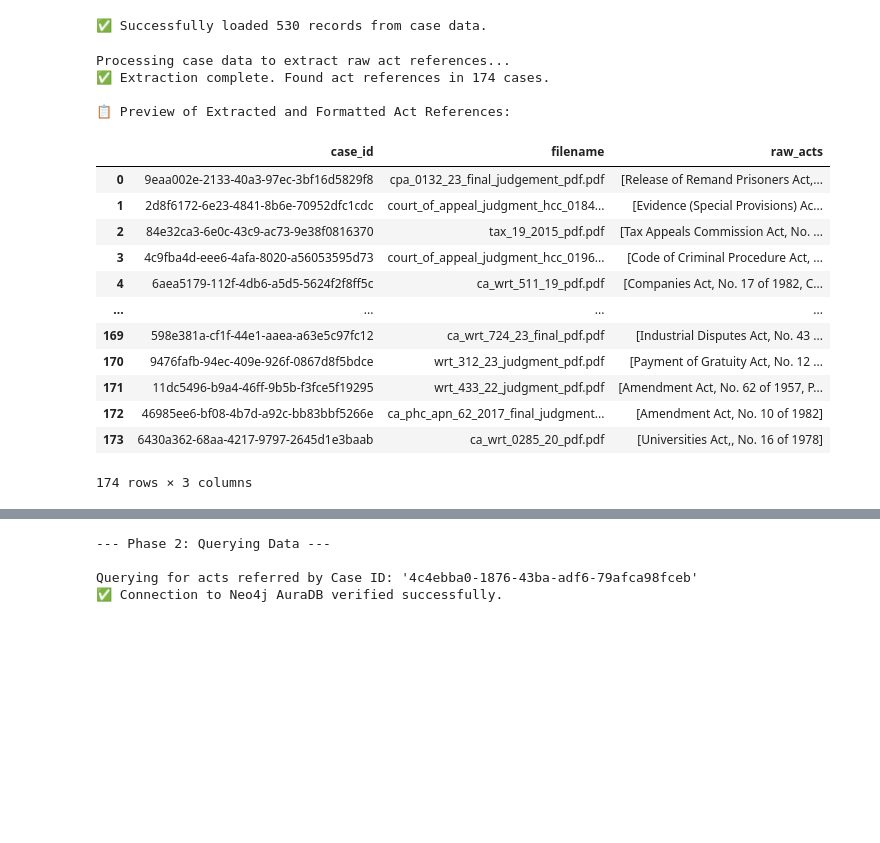
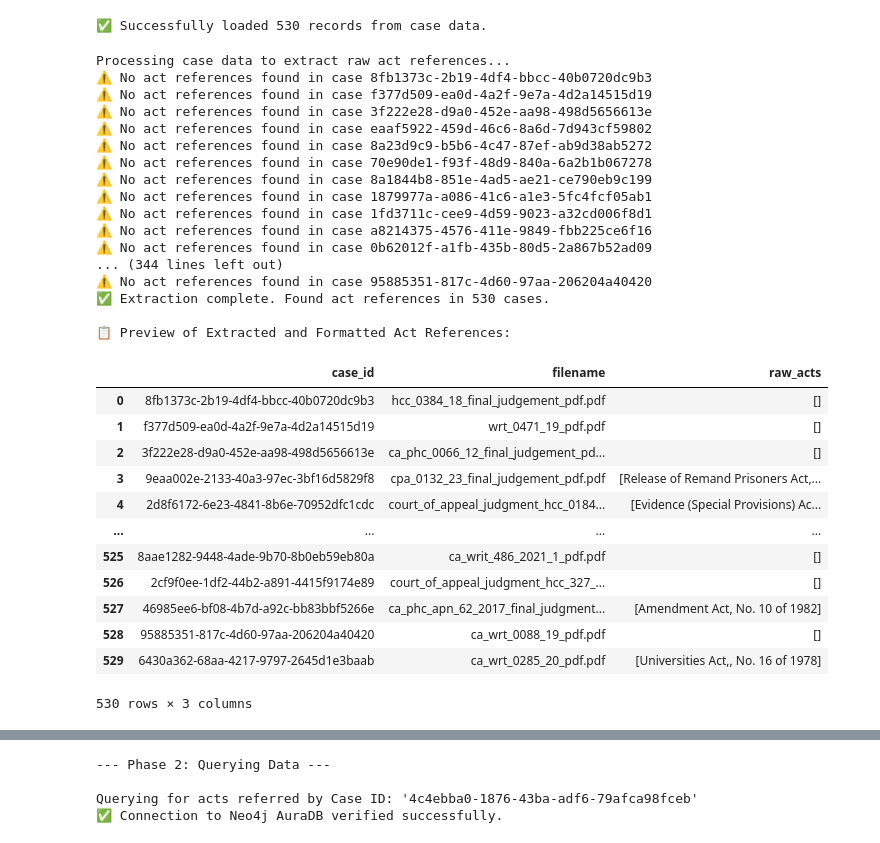
Before and after one commit to HackElite-FYP/Legal-Research-Platform-Core, a Jupyter notebook: cases, acts reference.ipynb, the cells around one changed output, grey strips where cells are left out. Saved outputs shown, nothing was run; the diff lists cells and outputs as text; code cells hidden in the pictures; blank space fills up the shorter version.

```diff
--- a/cases, acts reference.ipynb
+++ b/cases, acts reference.ipynb
@@ -54,46 +54,66 @@ if case_data:
 
         content = case.get("translated", "").replace('\n', ' ')
 
         # 🔍 Use the extract_acts function instead of inline regex
         acts_found = extract_acts(content)
         filtered_acts = []
         for act in acts_found:
             if len(act.split()) < 10:
                 filtered_acts.append(act)
 
         if filtered_acts:
             raw_case_act_map.append({
                 "case_id": case_id,
                 "filename":file_name,
                 "raw_acts": sorted(list(set(filtered_acts)))
             })
+        else:
+            print(f"⚠️ No act references found in case {case_id}")
+            raw_case_act_map.append({
+                "case_id": case_id,
+                "filename":file_name,
+                "raw_acts": []
+            })
 
     print(f"✅ Extraction complete. Found act references in {len(raw_case_act_map)} cases.")
 else:
     print("⚠️ No case data to process.")
 
 # 📊 Preview the result
 raw_df = pd.DataFrame(raw_case_act_map)
 print("\n📋 Preview of Extracted and Formatted Act References:")
 display(raw_df)
 # %% [output]
 Processing case data to extract raw act references...
-✅ Extraction complete. Found act references in 174 cases.
+⚠️ No act references found in case 8fb1373c-2b19-4df4-bbcc-40b0720dc9b3
+⚠️ No act references found in case f377d509-ea0d-4a2f-9e7a-4d2a14515d19
+⚠️ No act references found in case 3f222e28-d9a0-452e-aa98-498d5656613e
+⚠️ No act references found in case eaaf5922-459d-46c6-8a6d-7d943cf59802
+⚠️ No act references found in case 8a23d9c9-b5b6-4c47-87ef-ab9d38ab5272
+⚠️ No act references found in case 70e90de1-f93f-48d9-840a-6a2b1b067278
+⚠️ No act references found in case 8a1844b8-851e-4ad5-ae21-ce790eb9c199
+⚠️ No act references found in case 1879977a-a086-41c6-a1e3-5fc4fcf05ab1
+⚠️ No act references found in case 1fd3711c-cee9-4d59-9023-a32cd006f8d1
+⚠️ No act references found in case a8214375-4576-411e-9849-fbb225ce6f16
+⚠️ No act references found in case 0b62012f-a1fb-435b-80d5-2a867b52ad09
+... (344 lines left out)
+⚠️ No act references found in case 95885351-817c-4d60-97aa-206204a40420
+✅ Extraction complete. Found act references in 530 cases.
 
 📋 Preview of Extracted and Formatted Act References:
 |  | case_id | filename | raw_acts |
-| 0 | 9eaa002e-2133-40a3-97ec-3bf16d5829f8 | cpa_0132_23_final_judgement_pdf.pdf | [Release of Remand Prisoners Act,... |
-| 1 | 2d8f6172-6e23-4841-8b6e-70952dfc1cdc | court_of_appeal_judgment_hcc_0184... | [Evidence (Special Provisions) Ac... |
-| 2 | 84e32ca3-6e0c-43c9-ac73-9e38f0816370 | tax_19_2015_pdf.pdf | [Tax Appeals Commission Act, No. ... |
-| 3 | 4c9fba4d-eee6-4afa-8020-a56053595d73 | court_of_appeal_judgment_hcc_0196... | [Code of Criminal Procedure Act, ... |
-| 4 | 6aea5179-112f-4db6-a5d5-5624f2f8ff5c | ca_wrt_511_19_pdf.pdf | [Companies Act, No. 17 of 1982, C... |
+| 0 | 8fb1373c-2b19-4df4-bbcc-40b0720dc9b3 | hcc_0384_18_final_judgement_pdf.pdf | [] |
+| 1 | f377d509-ea0d-4a2f-9e7a-4d2a14515d19 | wrt_0471_19_pdf.pdf | [] |
+| 2 | 3f222e28-d9a0-452e-aa98-498d5656613e | ca_phc_0066_12_final_judgement_pd... | [] |
+| 3 | 9eaa002e-2133-40a3-97ec-3bf16d5829f8 | cpa_0132_23_final_judgement_pdf.pdf | [Release of Remand Prisoners Act,... |
+| 4 | 2d8f6172-6e23-4841-8b6e-70952dfc1cdc | court_of_appeal_judgment_hcc_0184... | [Evidence (Special Provisions) Ac... |
 | ... | ... | ... | ... |
-| 169 | 598e381a-cf1f-44e1-aaea-a63e5c97fc12 | ca_wrt_724_23_final_pdf.pdf | [Industrial Disputes Act, No. 43 ... |
-| 170 | 9476fafb-94ec-409e-926f-0867d8f5bdce | wrt_312_23_judgment_pdf.pdf | [Payment of Gratuity Act, No. 12 ... |
-| 171 | 11dc5496-b9a4-46ff-9b5b-f3fce5f19295 | wrt_433_22_judgment_pdf.pdf | [Amendment Act, No. 62 of 1957, P... |
-| 172 | 46985ee6-bf08-4b7d-a92c-bb83bbf5266e | ca_phc_apn_62_2017_final_judgment... | [Amendment Act, No. 10 of 1982] |
-| 173 | 6430a362-68aa-4217-9797-2645d1e3baab | ca_wrt_0285_20_pdf.pdf | [Universities Act,, No. 16 of 1978] |
+| 525 | 8aae1282-9448-4ade-9b70-8b0eb59eb80a | ca_writ_486_2021_1_pdf.pdf | [] |
+| 526 | 2cf9f0ee-1df2-44b2-a891-4415f9174e89 | court_of_appeal_judgment_hcc_327_... | [] |
+| 527 | 46985ee6-bf08-4b7d-a92c-bb83bbf5266e | ca_phc_apn_62_2017_final_judgment... | [Amendment Act, No. 10 of 1982] |
+| 528 | 95885351-817c-4d60-97aa-206204a40420 | ca_wrt_0088_19_pdf.pdf | [] |
+| 529 | 6430a362-68aa-4217-9797-2645d1e3baab | ca_wrt_0285_20_pdf.pdf | [Universities Act,, No. 16 of 1978] |
-174 rows × 3 columns
+530 rows × 3 columns
 # %%
 # 🛠️ Cell 2: Act Standardizer Utility and Final Processing
 
```
Also changed, not shown: parts of 3 cells of this notebook.
